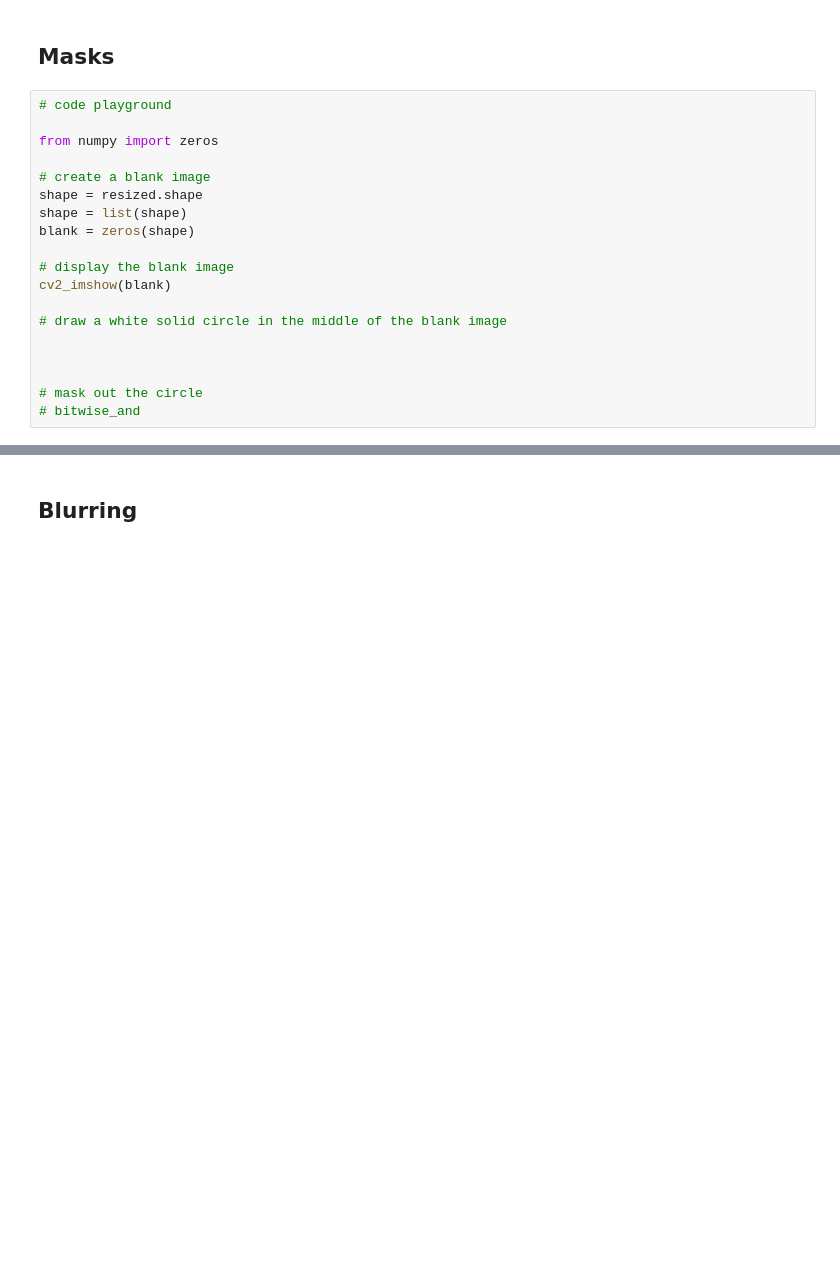
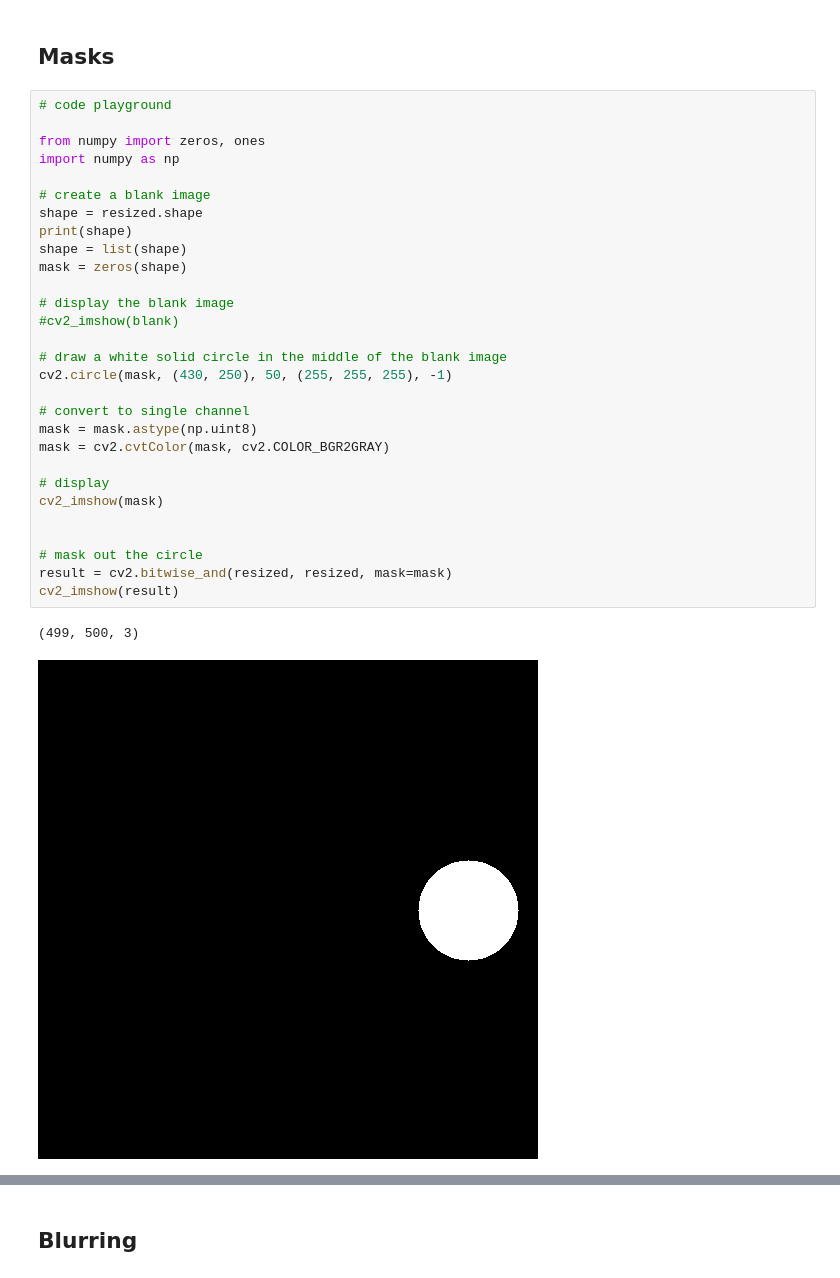
Before and after one commit to drhoffma/HarperIDEAShopCVCC, a Jupyter notebook: lessons/03_Computer_Vision_Basics_2.ipynb, the cells around one changed output, grey strips where cells are left out. Saved outputs shown, nothing was run; the diff lists cells and outputs as text; blank space fills up the shorter version.

```diff
--- a/lessons/03_Computer_Vision_Basics_2.ipynb
+++ b/lessons/03_Computer_Vision_Basics_2.ipynb
@@ -60,19 +87,32 @@ yellow = ()
 # %%
 # code playground
 
-from numpy import zeros
+from numpy import zeros, ones
+import numpy as np
 
 # create a blank image
 shape = resized.shape
+print(shape)
 shape = list(shape)
-blank = zeros(shape)
+mask = zeros(shape)
 
 # display the blank image
-cv2_imshow(blank)
+#cv2_imshow(blank)
 
 # draw a white solid circle in the middle of the blank image
+cv2.circle(mask, (430, 250), 50, (255, 255, 255), -1)
 
+# convert to single channel
+mask = mask.astype(np.uint8)
+mask = cv2.cvtColor(mask, cv2.COLOR_BGR2GRAY)
+
+# display
+cv2_imshow(mask)
 
 
 # mask out the circle
-# bitwise_and
+result = cv2.bitwise_and(resized, resized, mask=mask)
+cv2_imshow(result)
+# %% [output]
+(499, 500, 3)
+[figure, added]
```
Also changed, not shown: parts of 6 cells of this notebook.
